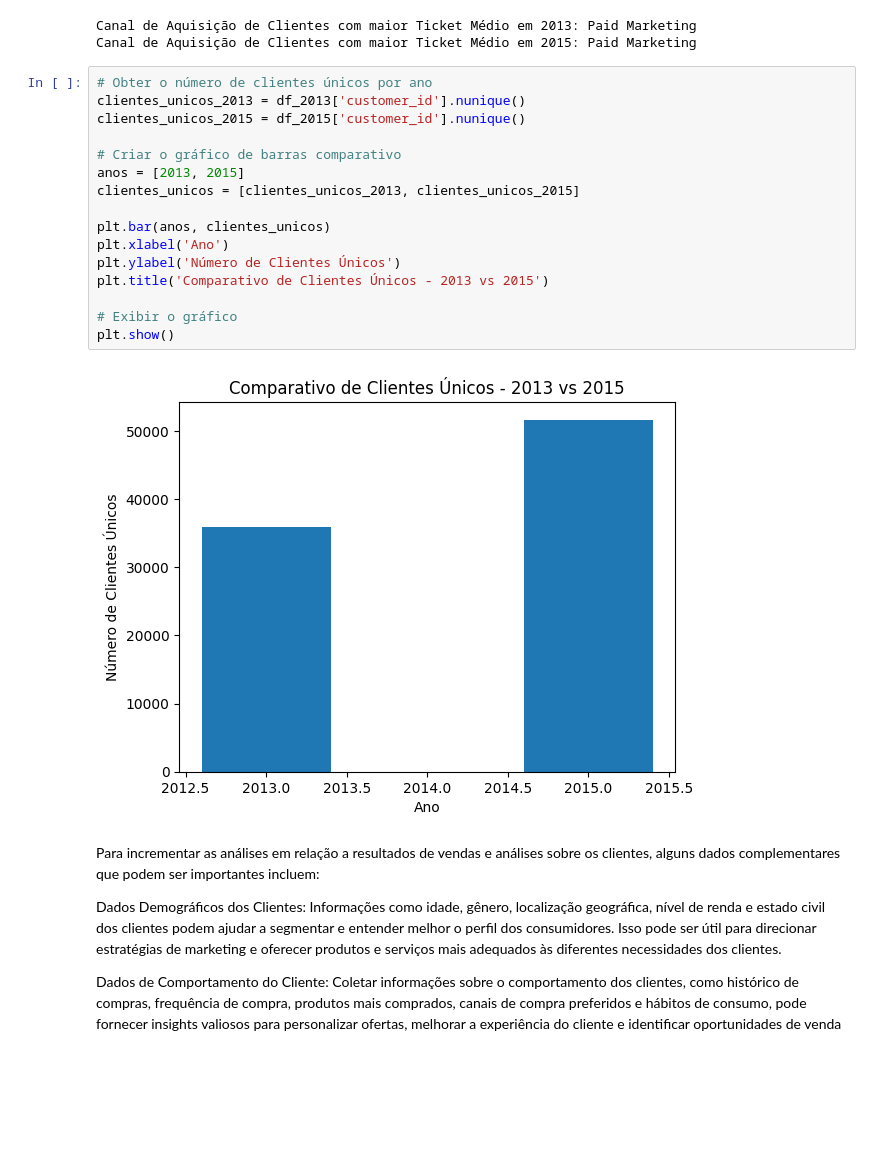
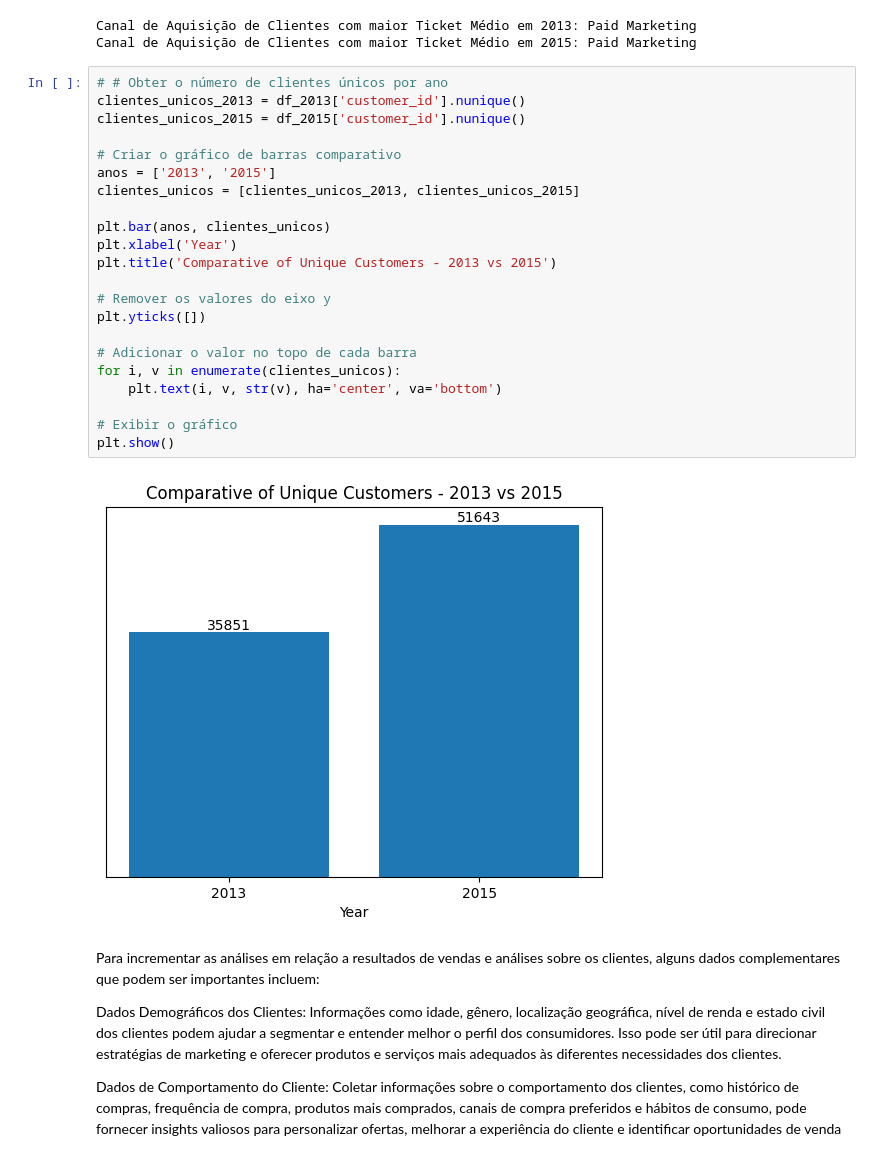
Before and after one commit to FabiBarbos/Churn, a Jupyter notebook: Olá,_este_é_o_Colaboratory.ipynb, the cells around one changed output. Cells and saved outputs as stored; diff of their text form; blank space fills up the shorter version.

```diff
--- a/Olá,_este_é_o_Colaboratory.ipynb
+++ b/Olá,_este_é_o_Colaboratory.ipynb
@@ -125,23 +150,29 @@ print("Canal de Aquisição de Clientes com maior Ticket Médio em 2015:", chann
 Canal de Aquisição de Clientes com maior Ticket Médio em 2013: Paid Marketing
 Canal de Aquisição de Clientes com maior Ticket Médio em 2015: Paid Marketing
 # %%
-# Obter o número de clientes únicos por ano
+# # Obter o número de clientes únicos por ano
 clientes_unicos_2013 = df_2013['customer_id'].nunique()
 clientes_unicos_2015 = df_2015['customer_id'].nunique()
 
 # Criar o gráfico de barras comparativo
-anos = [2013, 2015]
+anos = ['2013', '2015']
 clientes_unicos = [clientes_unicos_2013, clientes_unicos_2015]
 
 plt.bar(anos, clientes_unicos)
-plt.xlabel('Ano')
-plt.ylabel('Número de Clientes Únicos')
-plt.title('Comparativo de Clientes Únicos - 2013 vs 2015')
+plt.xlabel('Year')
+plt.title('Comparative of Unique Customers - 2013 vs 2015')
+
+# Remover os valores do eixo y
+plt.yticks([])
+
+# Adicionar o valor no topo de cada barra
+for i, v in enumerate(clientes_unicos):
+    plt.text(i, v, str(v), ha='center', va='bottom')
 
 # Exibir o gráfico
 plt.show()
 # %% [output]
-[figure, old version]
+[figure, new version]
 # %% [markdown]
 Para incrementar as análises em relação a resultados de vendas e análises sobre os clientes, alguns dados complementares que podem ser importantes incluem:
 
```
Also changed, not shown: parts of 35 cells of this notebook.
